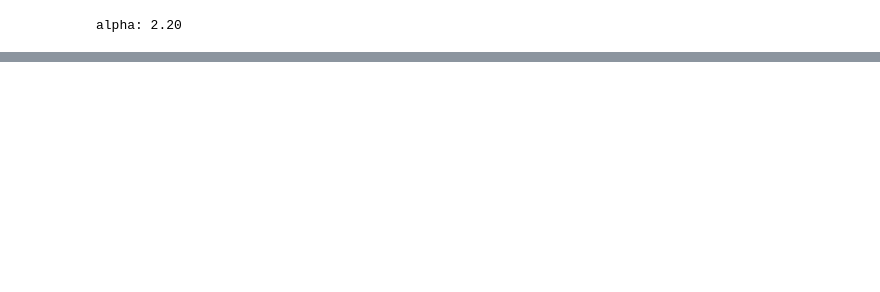
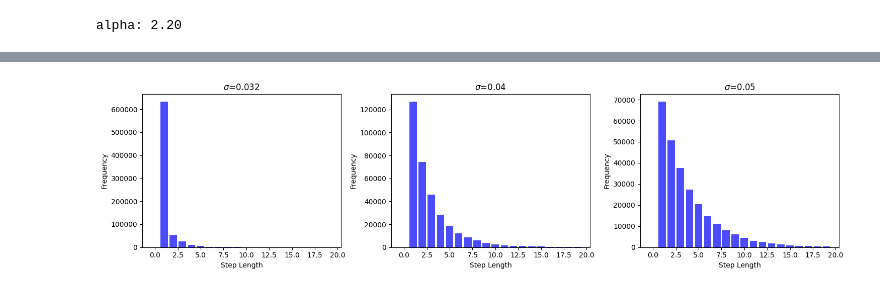
Before and after one commit to winlew/levy-agent-simulation, a Jupyter notebook: studies/step_lengths.ipynb, the cells around one changed output, grey strips where cells are left out. Cells and saved outputs as stored; diff of their text form; code cells hidden in the pictures; blank space fills up the shorter version.

```diff
--- a/studies/step_lengths.ipynb
+++ b/studies/step_lengths.ipynb
@@ -120,7 +126,7 @@ for i in range(len(data)):
         continue
     opacity = 1 if i == 0 else 0.5
     marker = 'o' if i == 0 else '.'
-    counts, bins = np.histogram(data[i], bins=np.logspace(np.log10(min(data[i])), np.log10(max(data[i])), 50))
+    counts, bins = np.histogram(data[i], bins=[2**i for i in range(int(max(data[i])).bit_length() + 1)])
     plt.loglog(bins[:-1], counts, marker=marker, linestyle='none', label=labels[i], alpha=opacity, color=colors[i])
 
 plt.xlabel('Step Length')
@@ -140,0 +150,28 @@ alpha: 2.20
+# %%
+with open(path / 'data.pkl', 'rb') as f:
+    data = pickle.load(f)
+
+limit = 20
+
+n = len(sigma_range)
+cols = 3
+rows = (n + cols - 1) // cols
+fig, axes = plt.subplots(rows, cols, figsize=(5 * cols, 4 * rows))
+axes = axes.flatten()
+
+for i, sigma in enumerate(sigma_range):
+    ax = axes[i]
+    counts = np.bincount(data[i])
+    ax.bar(range(limit), counts[:limit], color='blue', alpha=0.7)
+    ax.set_title(r'$\sigma$=' + str(round(sigma, 3)))
+    ax.set_xlabel('Step Length')
+    ax.set_ylabel('Frequency')
+
+# turn off additional axes
+for j in range(i+1, len(axes)):
+    axes[j].axis('off')
+
+plt.tight_layout()
+plt.savefig(path / 'histogram_step_lengths_reservoir_separate.svg', format='svg')
+# %% [output]
+[figure, added]
```
Also changed, not shown: parts of 21 cells of this notebook, 1 other file.
